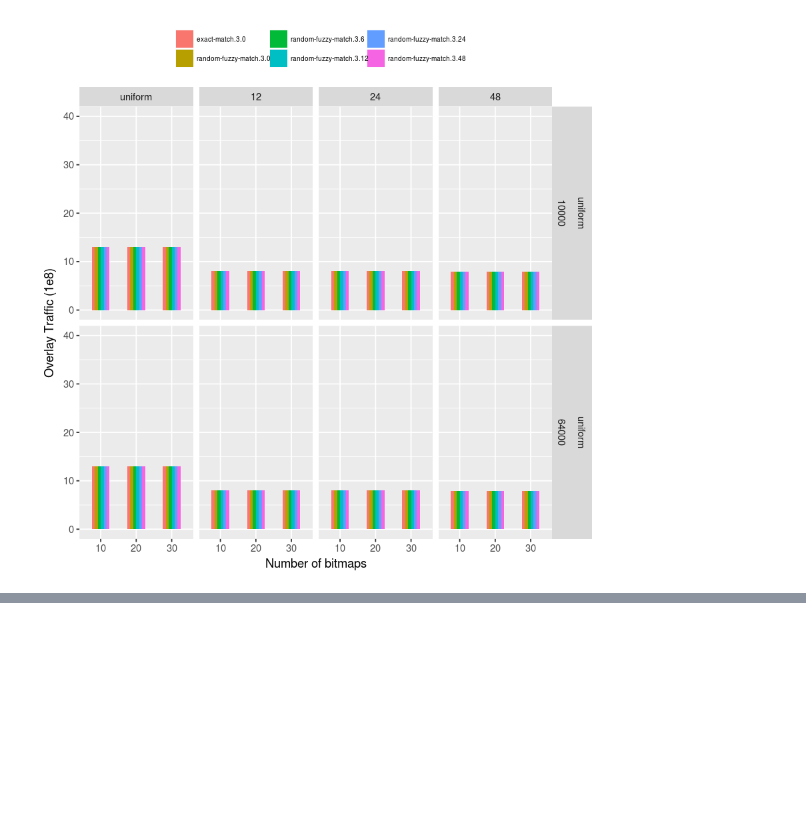
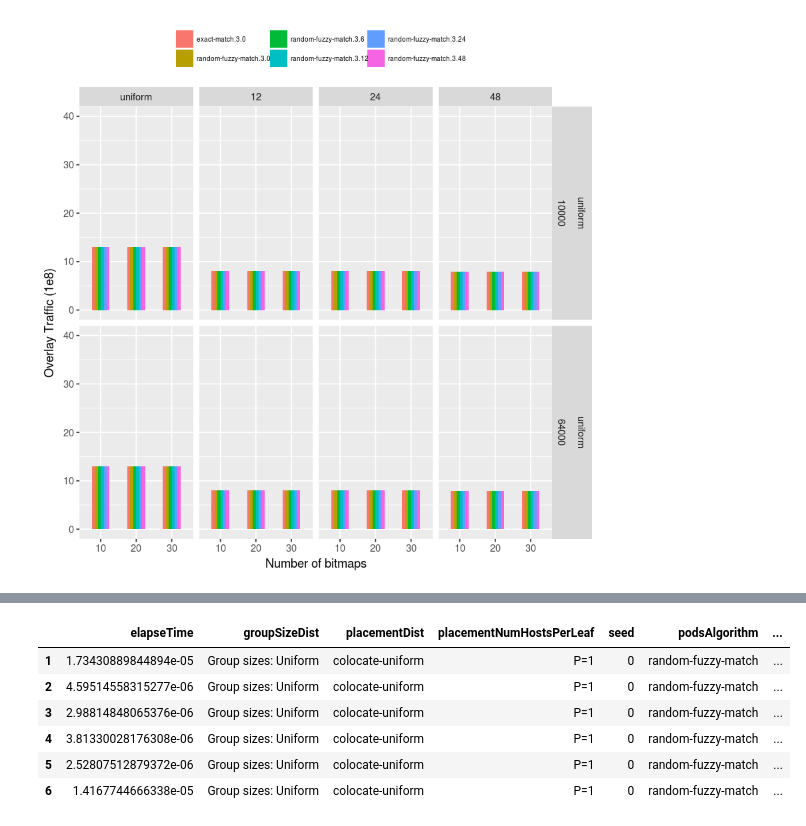
Before and after one commit to Elmo-MCast/numerical-evals, a Jupyter notebook: notebooks/12-11-2017/baseerat-1M-plots (R).ipynb, the cells around one changed output, grey strips where cells are left out. Cells and saved outputs as stored; diff of their text form; code cells hidden in the pictures; blank space fills up the shorter version.

```diff
--- a/notebooks/12-11-2017/baseerat-1M-plots (R).ipynb
+++ b/notebooks/12-11-2017/baseerat-1M-plots (R).ipynb
@@ -311,3 +317,5 @@ ggplot(trafficPerGroupPerTenant[groupSizeDist == "uniform"],
     plotTheme
 # %% [output]
 [figure]
+# %%
+podsAlgorithmElapseTime <- replaceFactors(fread(paste(directory, "pods_algorithm_elapse_time_trim.csv", sep="/"), sep=",", header=TRUE))
@@ -313,0 +324,10 @@ ggplot(trafficPerGroupPerTenant[groupSizeDist == "uniform"],
+# %%
+head(podsAlgorithmElapseTime)
+# %% [output]
+|  | elapseTime | groupSizeDist | placementDist | placementNumHostsPerLeaf | seed | podsAlgorithm | ... |
+| 1 | 1.73430889844894e-05 | Group sizes: Uniform | colocate-uniform | P=1 | 0 | random-fuzzy-match | ... |
+| 2 | 4.59514558315277e-06 | Group sizes: Uniform | colocate-uniform | P=1 | 0 | random-fuzzy-match | ... |
+| 3 | 2.98814848065376e-06 | Group sizes: Uniform | colocate-uniform | P=1 | 0 | random-fuzzy-match | ... |
+| 4 | 3.81330028176308e-06 | Group sizes: Uniform | colocate-uniform | P=1 | 0 | random-fuzzy-match | ... |
+| 5 | 2.52807512879372e-06 | Group sizes: Uniform | colocate-uniform | P=1 | 0 | random-fuzzy-match | ... |
+| 6 | 1.4167744666338e-05 | Group sizes: Uniform | colocate-uniform | P=1 | 0 | random-fuzzy-match | ... |
```
Also changed, not shown: parts of 25 cells of this notebook, 12 other files.
